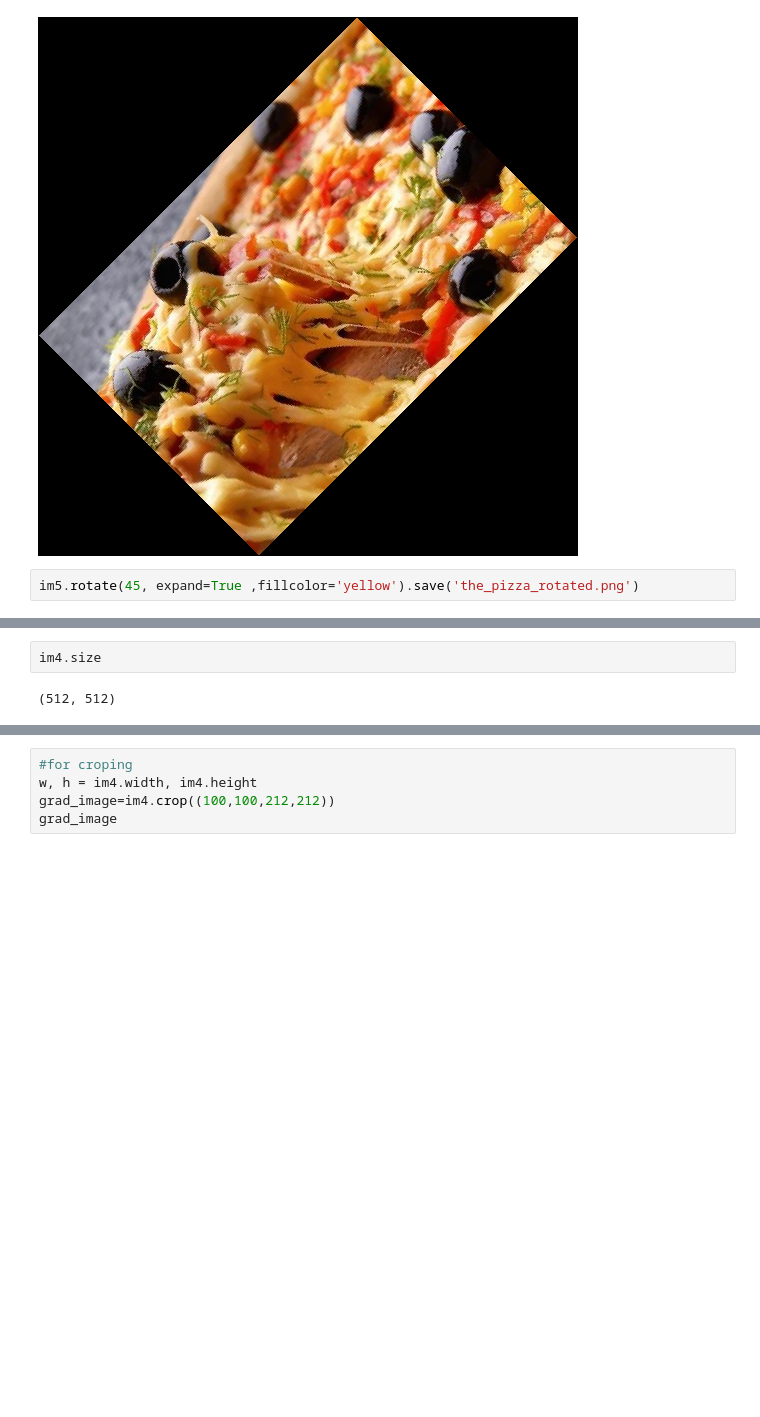
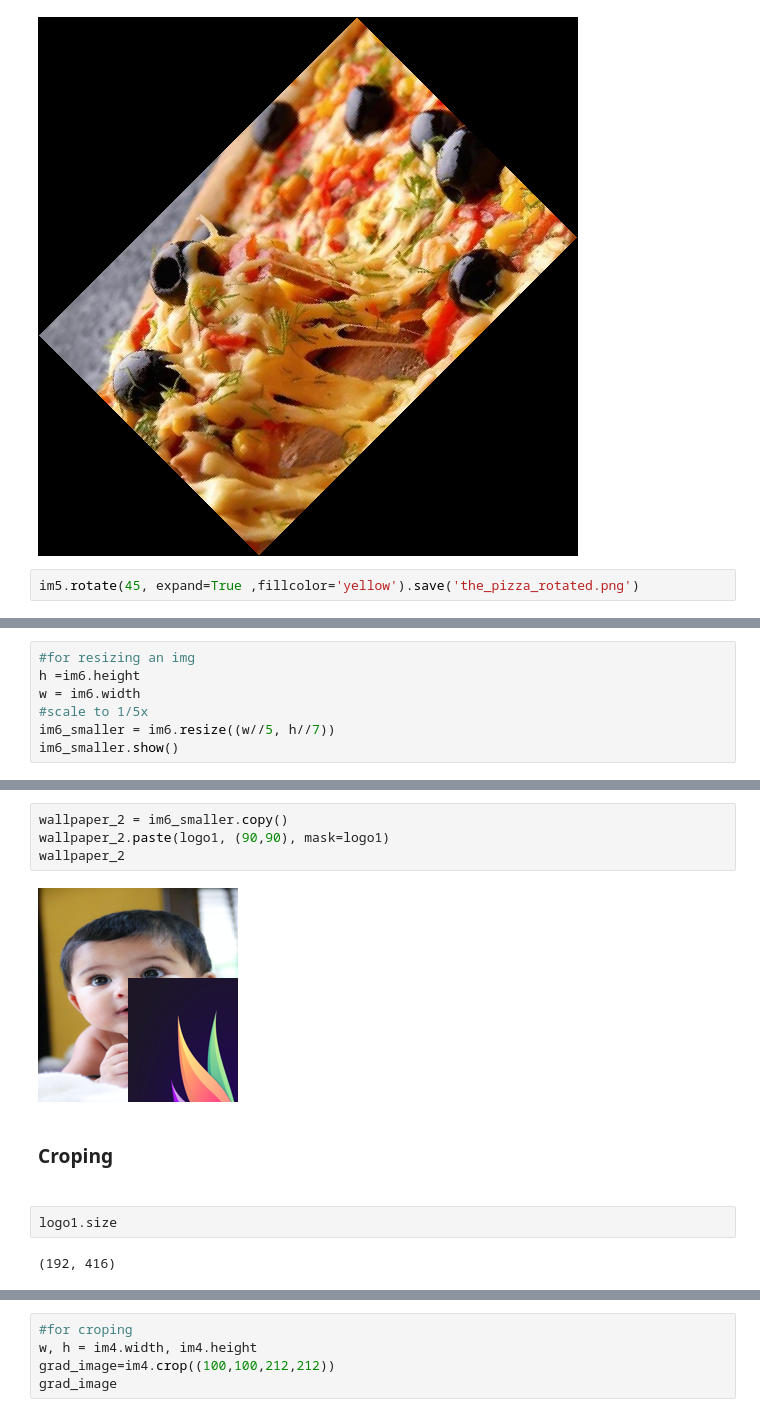
Before and after one commit to Shilpa273/Digipodium, a Jupyter notebook: computer_vision/image_processing.ipynb, the cells around one changed output, grey strips where cells are left out. Saved outputs shown, nothing was run; the diff lists cells and outputs as text; blank space fills up the shorter version.

```diff
--- a/computer_vision/image_processing.ipynb
+++ b/computer_vision/image_processing.ipynb
@@ -75,0 +87,7 @@ im4
+# %%
+#for resizing an img
+h =im6.height
+w = im6.width
+#scale to 1/5x
+im6_smaller = im6.resize((w//5, h//7))
+im6_smaller.show()
@@ -93,4 +131,12 @@ wallpaper
+# %%
+wallpaper_2 = im6_smaller.copy()
+wallpaper_2.paste(logo1, (90,90), mask=logo1)
+wallpaper_2
+# %% [output]
+[figure, added]
+# %% [markdown]
+<h3>Croping<h3>
 # %%
-im4.size
+logo1.size
 # %% [output]
-(512, 512)
+(192, 416)
```
Also changed, not shown: parts of 33 cells of this notebook, 31 other files.
